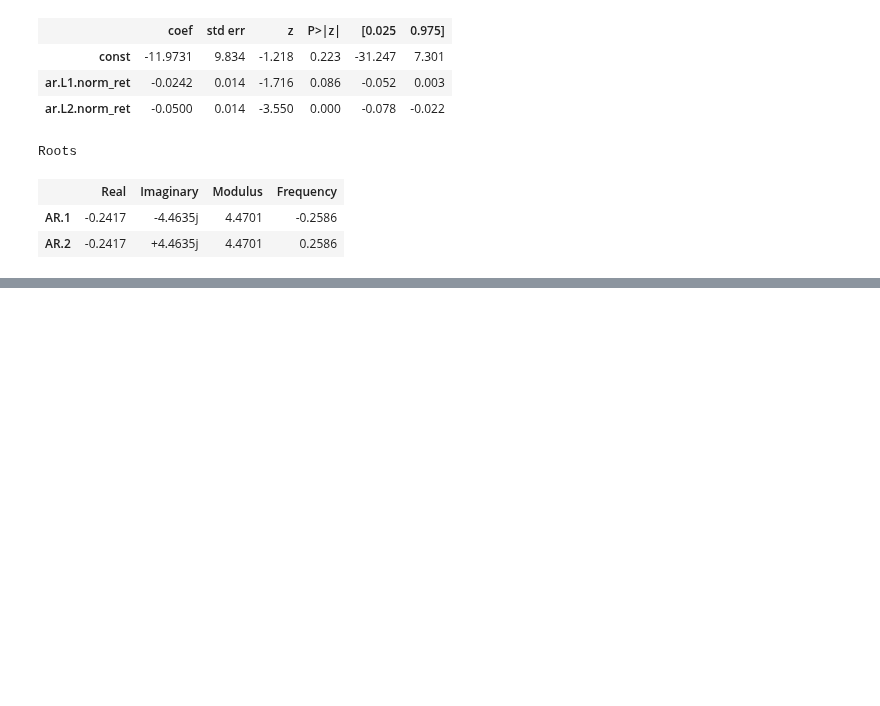
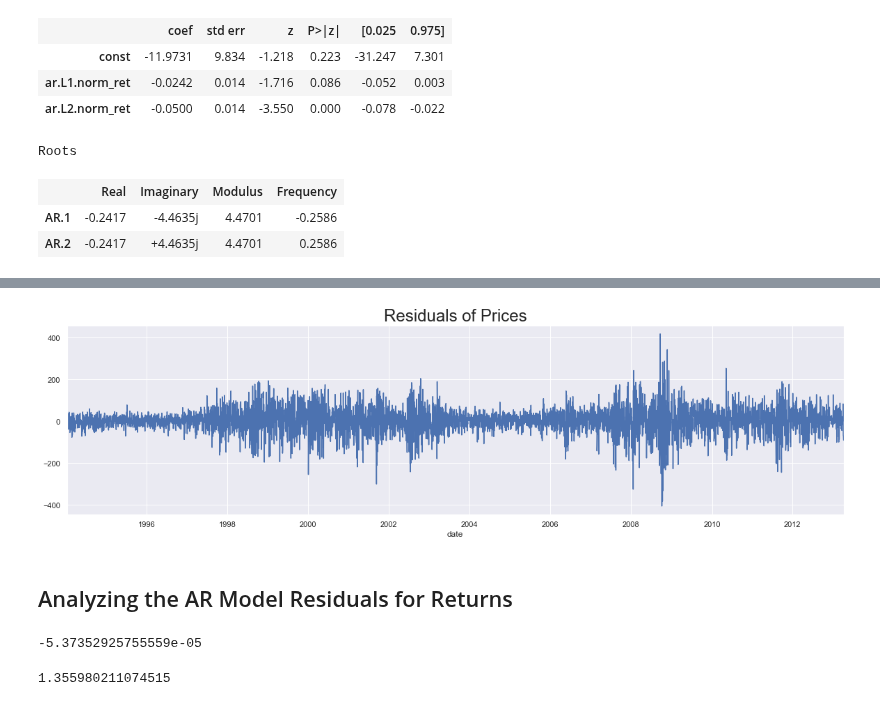
Before and after one commit to pauloteixeirajr/time-series-python, a Jupyter notebook: Modeling Autoregression The AR Model.ipynb, the cells around one changed output, grey strips where cells are left out. Cells and saved outputs as stored; diff of their text form; code cells hidden in the pictures; blank space fills up the shorter version.

```diff
--- a/Modeling Autoregression The AR Model.ipynb
+++ b/Modeling Autoregression The AR Model.ipynb
@@ -472,0 +505,8 @@ Roots
+# %%
+df.res_price[1:].plot(figsize = (20, 5))
+plt.title('Residuals of Prices', size = 24)
+plt.show()
+# %% [output]
+[figure, added]
+# %% [markdown]
+## Analyzing the AR Model Residuals for Returns
@@ -472,0 +515,8 @@ Roots
+# %%
+df.res_ret.mean()
+# %% [output]
+-5.37352925755559e-05
+# %%
+df.res_ret.var()
+# %% [output]
+1.355980211074515
```
Also changed, not shown: parts of 10 cells of this notebook.
